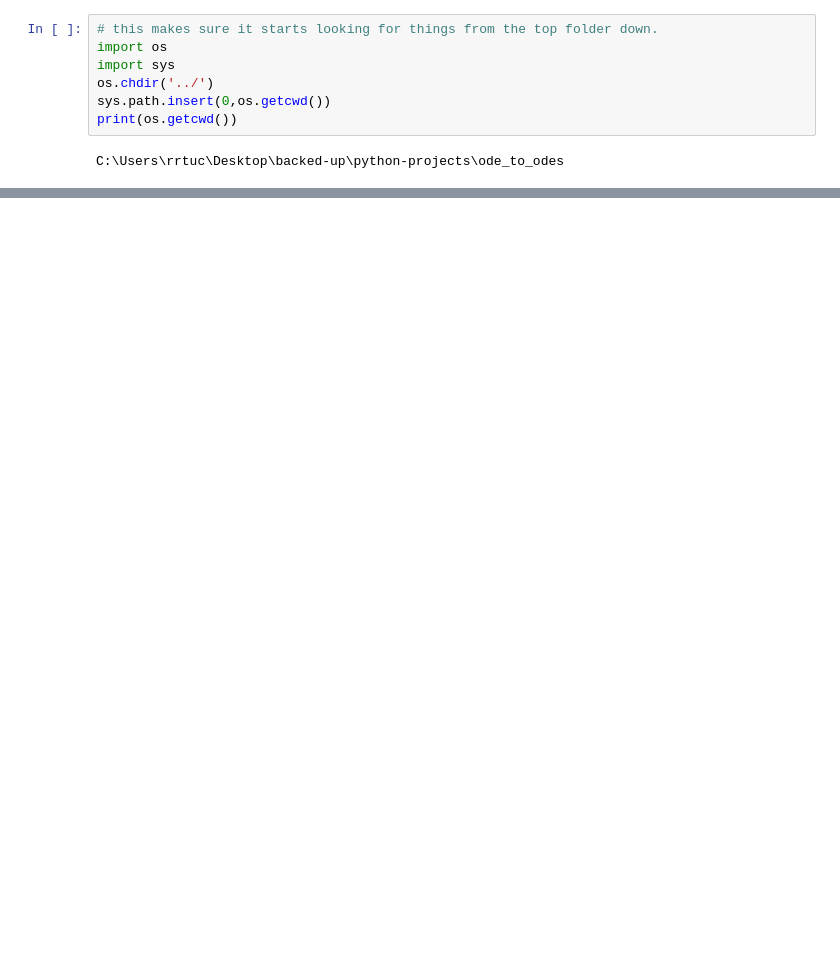
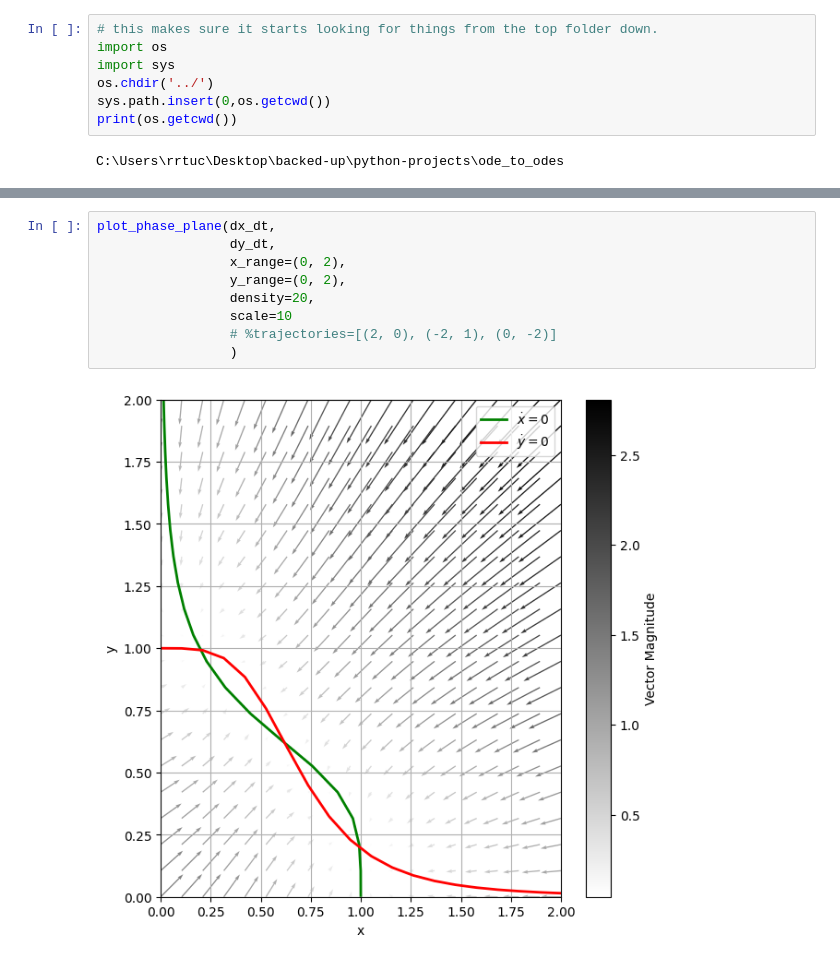
Before and after one commit to rrtucci/ode_to_odes, a Jupyter notebook: jupyter_notebooks/genetic-toggle-switch.ipynb, the cells around one changed output, grey strips where cells are left out. Saved outputs shown, nothing was run; the diff lists cells and outputs as text; blank space fills up the shorter version.

```diff
--- a/jupyter_notebooks/genetic-toggle-switch.ipynb
+++ b/jupyter_notebooks/genetic-toggle-switch.ipynb
@@ -55,0 +73,11 @@ state_plotter(sol.t, sol.y)
+# %%
+plot_phase_plane(dx_dt,
+                 dy_dt,
+                 x_range=(0, 2),
+                 y_range=(0, 2),
+                 density=20,
+                 scale=10
+                 # %trajectories=[(2, 0), (-2, 1), (0, -2)]
+                 )
+# %% [output]
+[figure, added]
```
Also changed, not shown: parts of 6 cells of this notebook, 5 other files.
